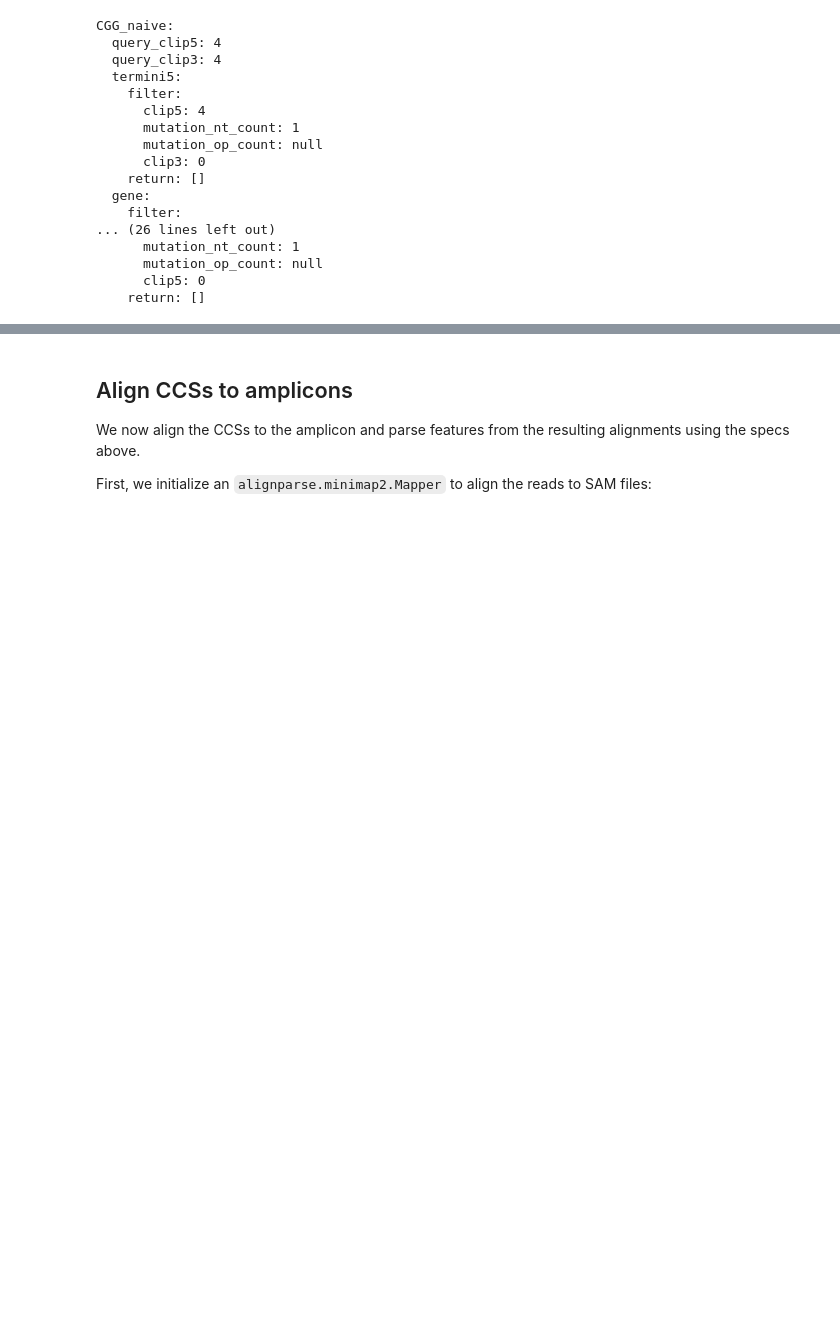
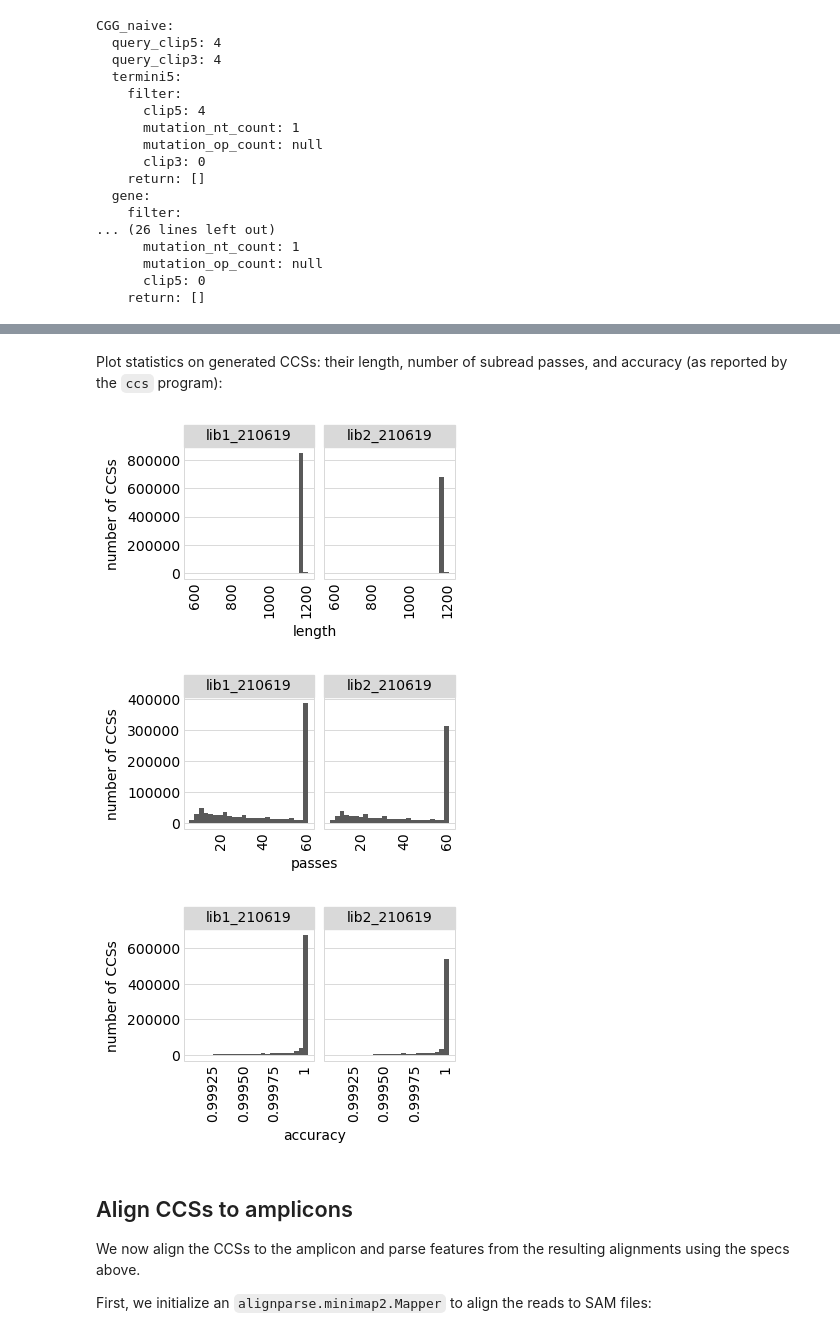
Before and after one commit to jbloomlab/Ab-CGGnaive_DMS, a Jupyter notebook: process_ccs.ipynb, the cells around one changed output, grey strips where cells are left out. Drawn from its saved outputs; the diff is of its cells as text; code cells hidden in the pictures; blank space fills up the shorter version.

```diff
--- a/process_ccs.ipynb
+++ b/process_ccs.ipynb
@@ -138,3 +185,17 @@ CGG_naive:
+# %% [markdown]
+Plot statistics on generated CCSs: their length, number of subread passes, and accuracy (as reported by the `ccs` program):
+# %%
+for variable in ['length', 'passes', 'accuracy']:
+    if ccs_summaries.has_stat(variable):
+        p = ccs_summaries.plot_ccs_stats(variable, maxcol=7, bins=25)
+        p = p + theme(panel_grid_major_x=element_blank())  # no vertical grid lines
+        _ = p.draw()
+    else:
+        print(f"No {variable} statistics available.")
+# %% [output]
+[figure, added]
+[figure, added]
+[figure, added]
 # %% [markdown]
 ## Align CCSs to amplicons
 We now align the CCSs to the amplicon and parse features from the resulting alignments using the specs above.
```
Also changed, not shown: parts of 6 cells of this notebook, 31 other files.
